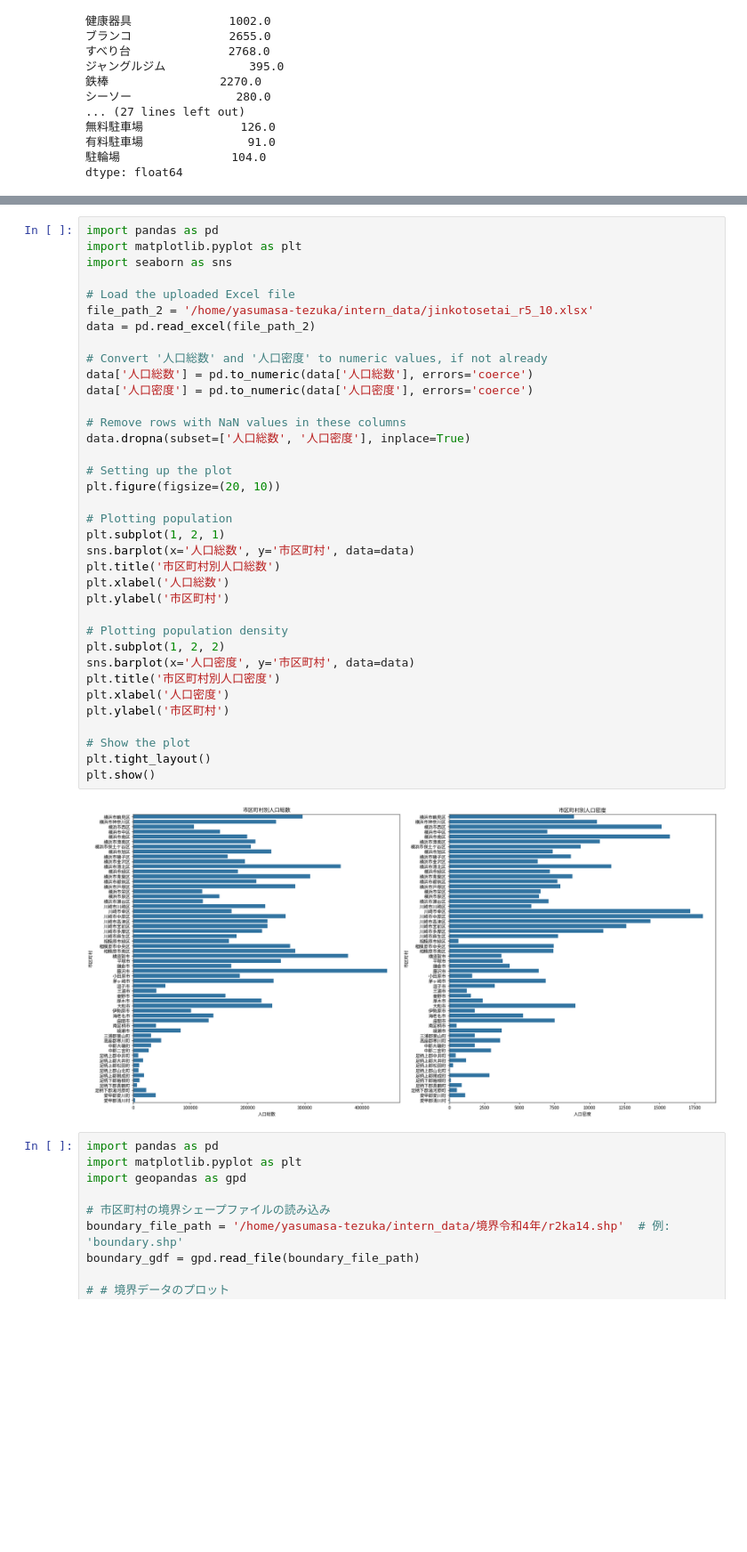
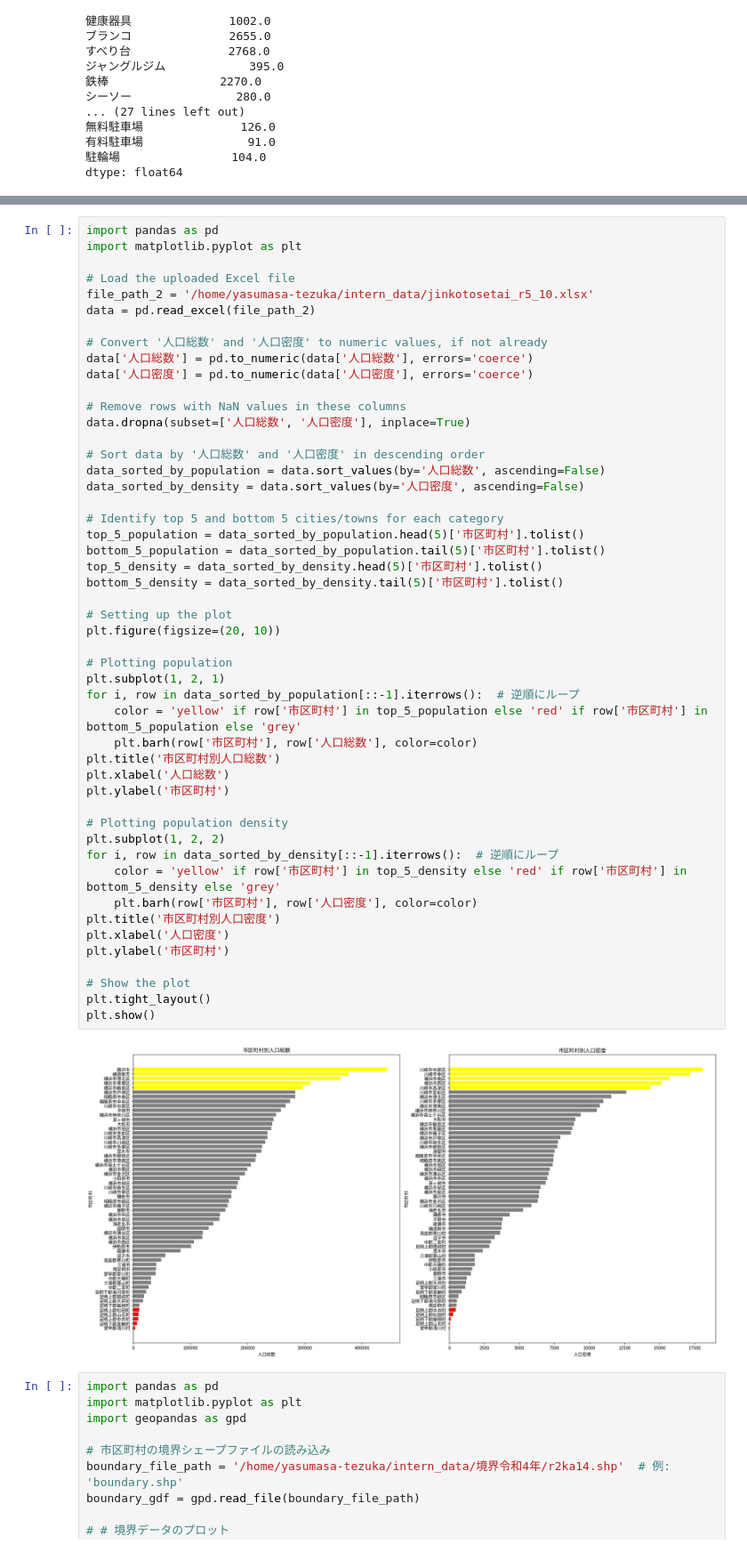
Before and after one commit to yasumasa718/park_data_intern, a Jupyter notebook: intern_kadai2.ipynb, the cells around one changed output, grey strips where cells are left out. Shown at 89% size. Saved outputs shown, nothing was run; the diff lists cells and outputs as text; blank space fills up the shorter version.

```diff
--- a/intern_kadai2.ipynb
+++ b/intern_kadai2.ipynb
@@ -861,41 +756,54 @@ print(facility_counts)
 # %%
 import pandas as pd
 import matplotlib.pyplot as plt
-import seaborn as sns
 
 # Load the uploaded Excel file
 file_path_2 = '/home/yasumasa-tezuka/intern_data/jinkotosetai_r5_10.xlsx'
 data = pd.read_excel(file_path_2)
 
 # Convert '人口総数' and '人口密度' to numeric values, if not already
 data['人口総数'] = pd.to_numeric(data['人口総数'], errors='coerce')
 data['人口密度'] = pd.to_numeric(data['人口密度'], errors='coerce')
 
 # Remove rows with NaN values in these columns
 data.dropna(subset=['人口総数', '人口密度'], inplace=True)
 
+# Sort data by '人口総数' and '人口密度' in descending order
+data_sorted_by_population = data.sort_values(by='人口総数', ascending=False)
+data_sorted_by_density = data.sort_values(by='人口密度', ascending=False)
+
+# Identify top 5 and bottom 5 cities/towns for each category
+top_5_population = data_sorted_by_population.head(5)['市区町村'].tolist()
+bottom_5_population = data_sorted_by_population.tail(5)['市区町村'].tolist()
+top_5_density = data_sorted_by_density.head(5)['市区町村'].tolist()
+bottom_5_density = data_sorted_by_density.tail(5)['市区町村'].tolist()
+
 # Setting up the plot
 plt.figure(figsize=(20, 10))
 
 # Plotting population
 plt.subplot(1, 2, 1)
-sns.barplot(x='人口総数', y='市区町村', data=data)
+for i, row in data_sorted_by_population[::-1].iterrows():  # 逆順にループ
+    color = 'yellow' if row['市区町村'] in top_5_population else 'red' if row['市区町村'] in bottom_5_population else 'grey'
+    plt.barh(row['市区町村'], row['人口総数'], color=color)
 plt.title('市区町村別人口総数')
 plt.xlabel('人口総数')
 plt.ylabel('市区町村')
 
 # Plotting population density
 plt.subplot(1, 2, 2)
-sns.barplot(x='人口密度', y='市区町村', data=data)
+for i, row in data_sorted_by_density[::-1].iterrows():  # 逆順にループ
+    color = 'yellow' if row['市区町村'] in top_5_density else 'red' if row['市区町村'] in bottom_5_density else 'grey'
+    plt.barh(row['市区町村'], row['人口密度'], color=color)
 plt.title('市区町村別人口密度')
 plt.xlabel('人口密度')
 plt.ylabel('市区町村')
 
 # Show the plot
 plt.tight_layout()
 plt.show()
 # %% [output]
-[figure, old version]
+[figure, new version]
 # %%
 import pandas as pd
 import matplotlib.pyplot as plt
```
Also changed, not shown: parts of 17 cells of this notebook.
